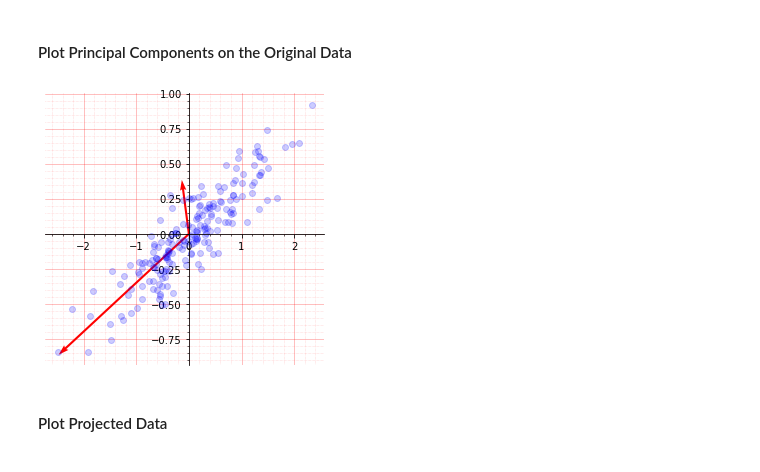
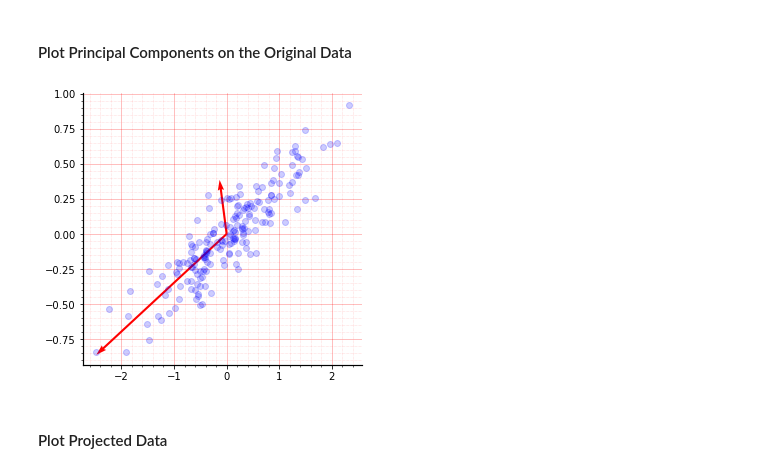
Before and after one commit to Kabilan108/drexel-coursework, a Jupyter notebook: bmes547/3_pca/pca_demo.ipynb, the cells around one changed output. Saved outputs shown, nothing was run; the diff lists cells and outputs as text; code cells hidden in the pictures.

```diff
--- a/bmes547/3_pca/pca_demo.ipynb
+++ b/bmes547/3_pca/pca_demo.ipynb
@@ -73,31 +79,16 @@ Cummulative Percent Variances: [ 97.63410074 100.        ]
 # %%
 fig, ax = plt.subplots(figsize=(5, 5))
 
 # Plot raw data
 ax.plot(X[:, 0], X[:, 1], 'bo', alpha=0.2)
+format(ax)
 
 # Plot principal components
 for length, vector in zip(pca.explained_variance_, pca.components_):
     v = vector * 3 * np.sqrt(length)
     ax.quiver(0, 0, v[0], v[1], angles='xy', scale_units='xy', scale=1,
               color='red')
-
-# Move left y-axis and bottim x-axis to centre, passing through (0,0)
-ax.spines['bottom'].set_position('zero')  # type: ignore
-ax.spines['left'].set_position('zero')    # type: ignore
-
-# Eliminate upper and right axes
-ax.spines[['right', 'top']].set_visible(False)
-
-# Show ticks in the left and lower axes only
-ax.xaxis.set_ticks_position('bottom')
-ax.yaxis.set_ticks_position('left')
-
-# Show grid
-ax.minorticks_on()
-ax.grid(which='minor', linestyle=':', linewidth='0.5', color='red', alpha=0.3)
-ax.grid(which='major', linestyle='-', linewidth='0.5', color='red', alpha=0.5)
 # %% [output]
-[figure, old version]
+[figure, new version]
 # %% [markdown]
 #### Plot Projected Data
```
Also changed, not shown: parts of 21 cells of this notebook.
